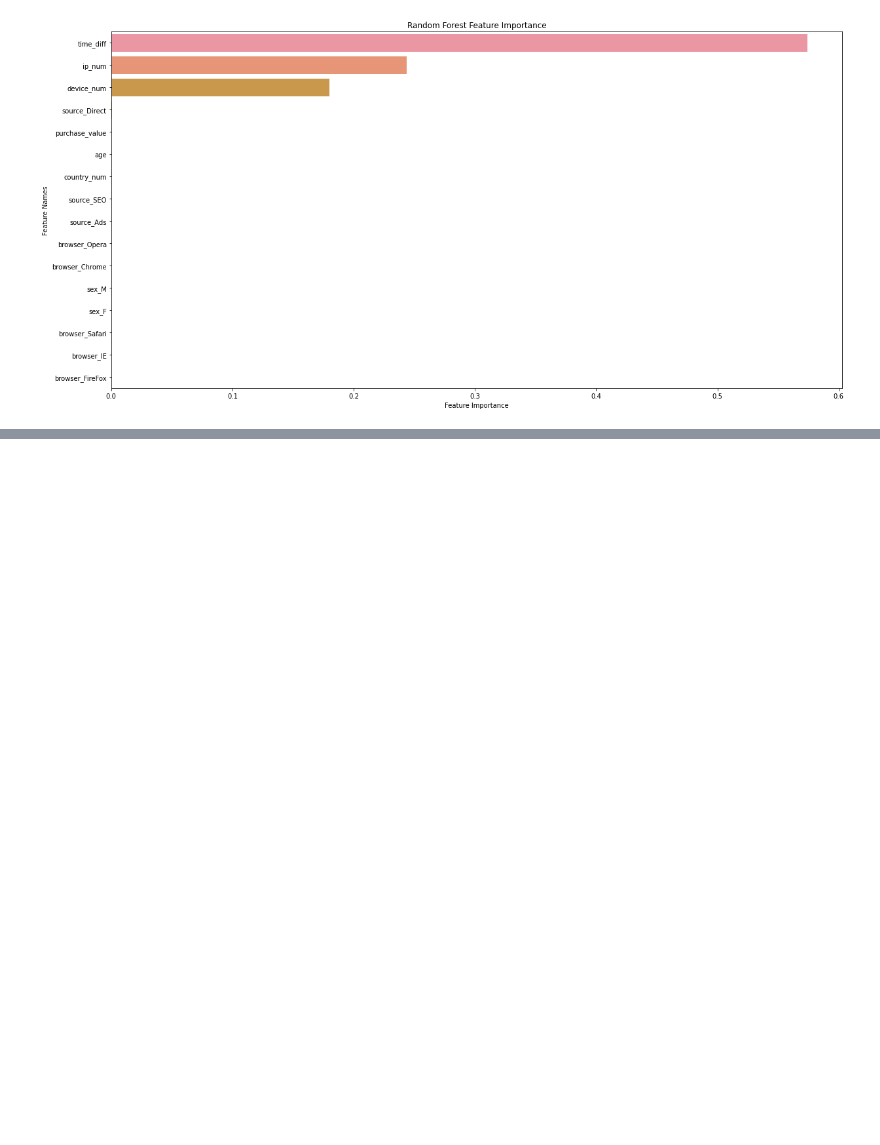
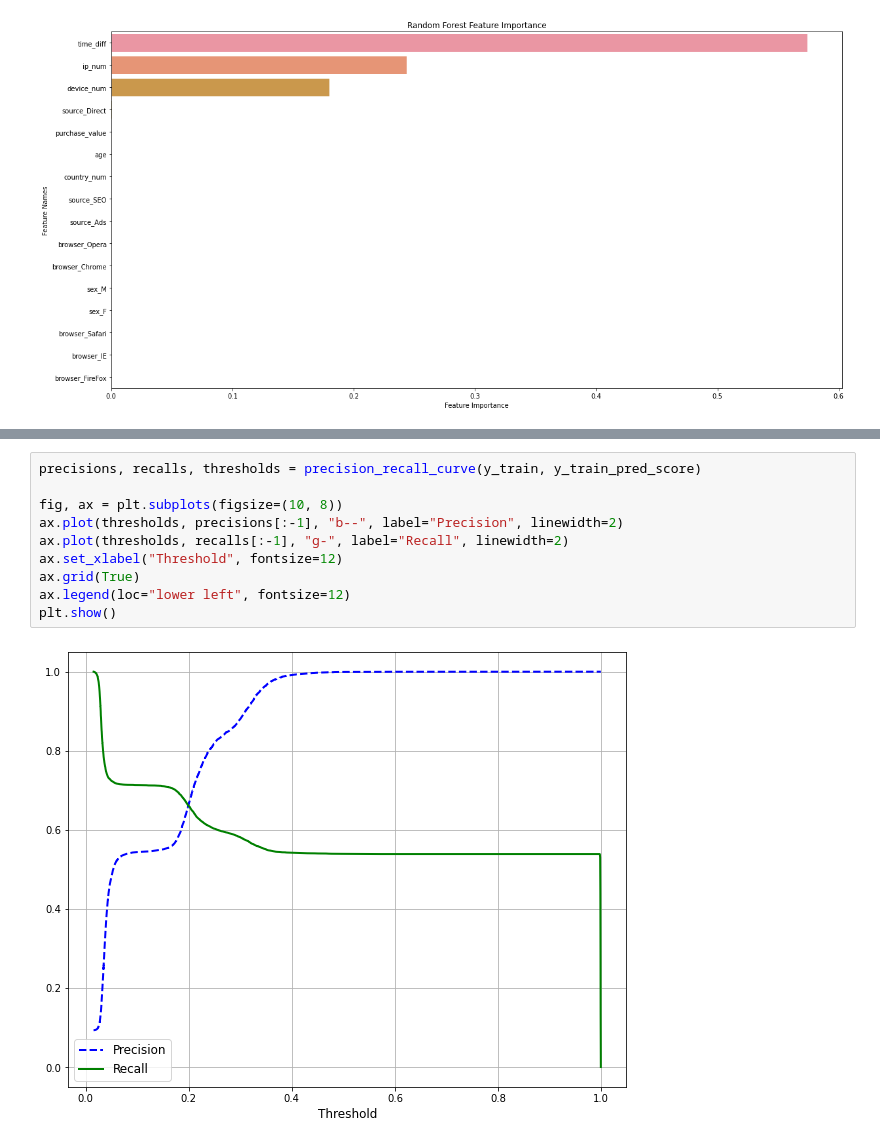
Before and after one commit to InfinityKing48/Project-Identifying_Fraudulent_Activities, a Jupyter notebook: Identifying Fraudulent Activities.ipynb, the cells around one changed output, grey strips where cells are left out. Cells and saved outputs as stored; diff of their text form; blank space fills up the shorter version.

```diff
--- a/Identifying Fraudulent Activities.ipynb
+++ b/Identifying Fraudulent Activities.ipynb
@@ -312,0 +409,12 @@ plot_feature_importance(forest_best.feature_importances_, X_train.columns, 'Rand
+# %%
+precisions, recalls, thresholds = precision_recall_curve(y_train, y_train_pred_score)
+
+fig, ax = plt.subplots(figsize=(10, 8))
+ax.plot(thresholds, precisions[:-1], "b--", label="Precision", linewidth=2)
+ax.plot(thresholds, recalls[:-1], "g-", label="Recall", linewidth=2)
+ax.set_xlabel("Threshold", fontsize=12)
+ax.grid(True)
+ax.legend(loc="lower left", fontsize=12)
+plt.show()
+# %% [output]
+[figure, added]
```
Also changed, not shown: parts of 9 cells of this notebook.
